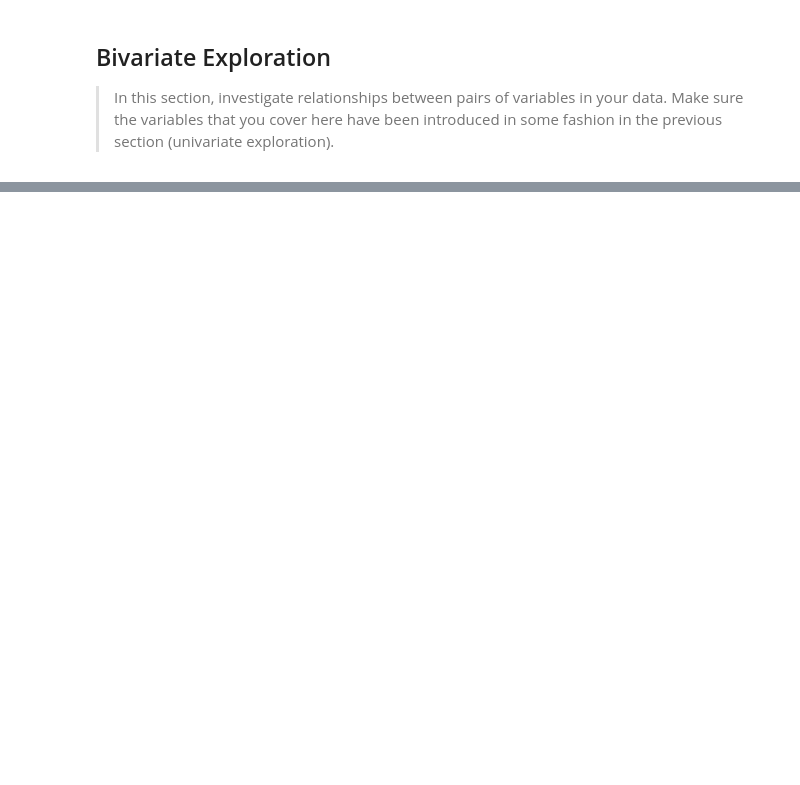
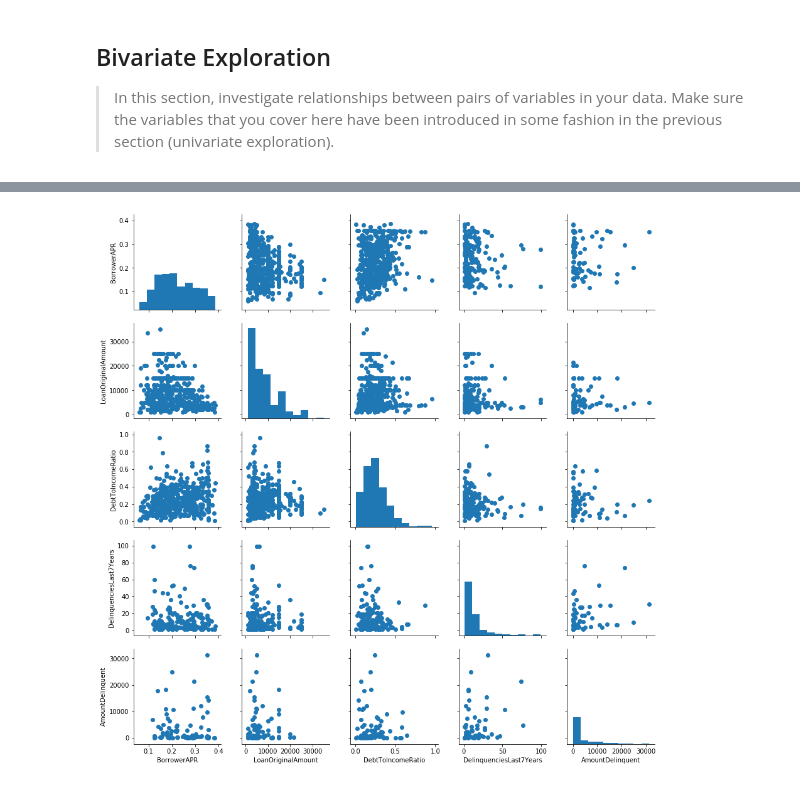
Before and after one commit to Jeff-VA/Udacity-Communicate-Data-Project, a Jupyter notebook: exploration_v2.ipynb, the cells around one changed output, grey strips where cells are left out. Saved outputs shown, nothing was run; the diff lists cells and outputs as text; code cells hidden in the pictures; blank space fills up the shorter version.

```diff
--- a/exploration_v2.ipynb
+++ b/exploration_v2.ipynb
@@ -487,3 +505,14 @@ fashion in the previous section (univariate exploration).
 cat_vars = ['Term', 'IncomeRange', 'EmploymentStatus', 'ListingCategory', 'IsBorrowerHomeowner']
 quant_vars = ['BorrowerAPR', 'LoanOriginalAmount', 'DebtToIncomeRatio',
               'DelinquenciesLast7Years', 'AmountDelinquent']
+# %%
+#drop outliers from `StatedMonthlyIncome` and `AmountDelinquent` for statistical analysis
+for value in df_trimmed['AmountDelinquent']:
+    if value not in amt_del_non_outliers:
+        df_trimmed['AmountDelinquent'].replace({value : np.nan}, inplace=True)
+for value in df_trimmed['DebtToIncomeRatio']:
+    if value not in DTI_non_outliers:
+        df_trimmed['DebtToIncomeRatio'].replace({value : np.nan}, inplace=True)
+
+#ensure success
+df_trimmed.info()
@@ -489,0 +536,9 @@ quant_vars = ['BorrowerAPR', 'LoanOriginalAmount', 'DebtToIncomeRatio',
+# %%
+sample = np.random.choice(df_trimmed.shape[0], 500, replace = False)
+data = df_trimmed.iloc[sample,:]
+
+g = sns.PairGrid(data = data, vars = quant_vars)
+g.map_diag(plt.hist)
+g.map_offdiag(plt.scatter);
+# %% [output]
+[figure, added]
```
Also changed, not shown: parts of 17 cells of this notebook.
